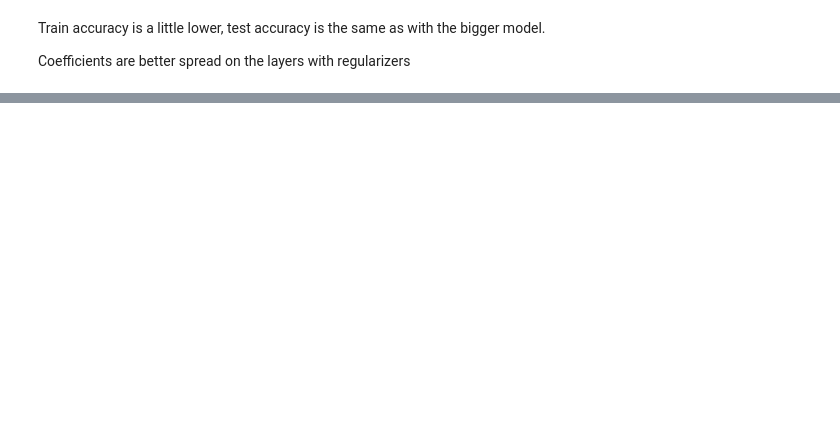
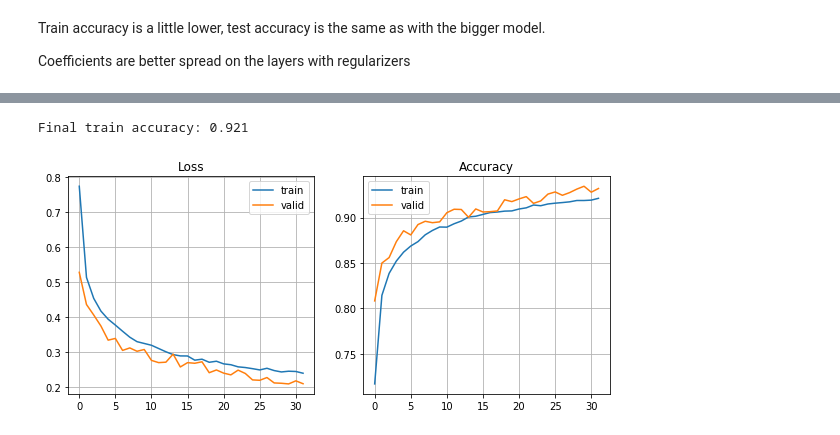
Before and after one commit to tonio73/data-science, a Jupyter notebook: cnn/CnnMnistFashion-Keras.ipynb, the cells around one changed output, grey strips where cells are left out. Drawn from its saved outputs; the diff is of its cells as text; code cells hidden in the pictures; blank space fills up the shorter version.

```diff
--- a/cnn/CnnMnistFashion-Keras.ipynb
+++ b/cnn/CnnMnistFashion-Keras.ipynb
@@ -219,0 +300,35 @@ plt.title('Coefficient histogram');
+# %%
+batch_size = 128
+steps_per_epoch = len(train_images) // batch_size
+n_epochs = 32
+
+# Image preprocessor
+data_gen3 = keras.preprocessing.image.ImageDataGenerator(
+    featurewise_center=False,
+    featurewise_std_normalization=False,
+    rotation_range=2,
+    width_shift_range=0.05,
+    height_shift_range=0.05,
+    horizontal_flip=False) # All clothes and shoes are the same direction
+
+# For validation data
+data_gen3v = keras.preprocessing.image.ImageDataGenerator()
+
+# compute quantities required for featurewise normalization
+# (std, mean, and principal components if ZCA whitening is applied)
+#data_gen3.fit(train_images)
+#data_gen3v.fit(train_images)
+
+# Clone model to reinit weights
+model3 = keras.models.clone_model(model2)
+model3.compile(optimizer='adam',
+              loss=keras.losses.sparse_categorical_crossentropy,
+              metrics=['accuracy'])
+
+# fits the model on batches with real-time data augmentation:
+data_gen_flow3 = data_gen3.flow(train_images, train_labels, batch_size=batch_size)
+data_gen_flow3v = data_gen3v.flow(train_images, train_labels, batch_size=batch_size)
+hist3 = model3.fit_generator(data_gen_flow3,
+                    steps_per_epoch * 0.75, epochs=n_epochs,
+                    validation_data=data_gen_flow3v, validation_steps=steps_per_epoch * 0.25,
+                    verbose=1)
@@ -219,0 +353,6 @@ plt.title('Coefficient histogram');
+# %%
+plot_history(hist3, True)
+print('Final train accuracy: {:.3f}'.format(hist3.history['acc'][-1]))
+# %% [output]
+Final train accuracy: 0.921
+[figure, added]
```
Also changed, not shown: parts of 20 cells of this notebook, 5 other files.
